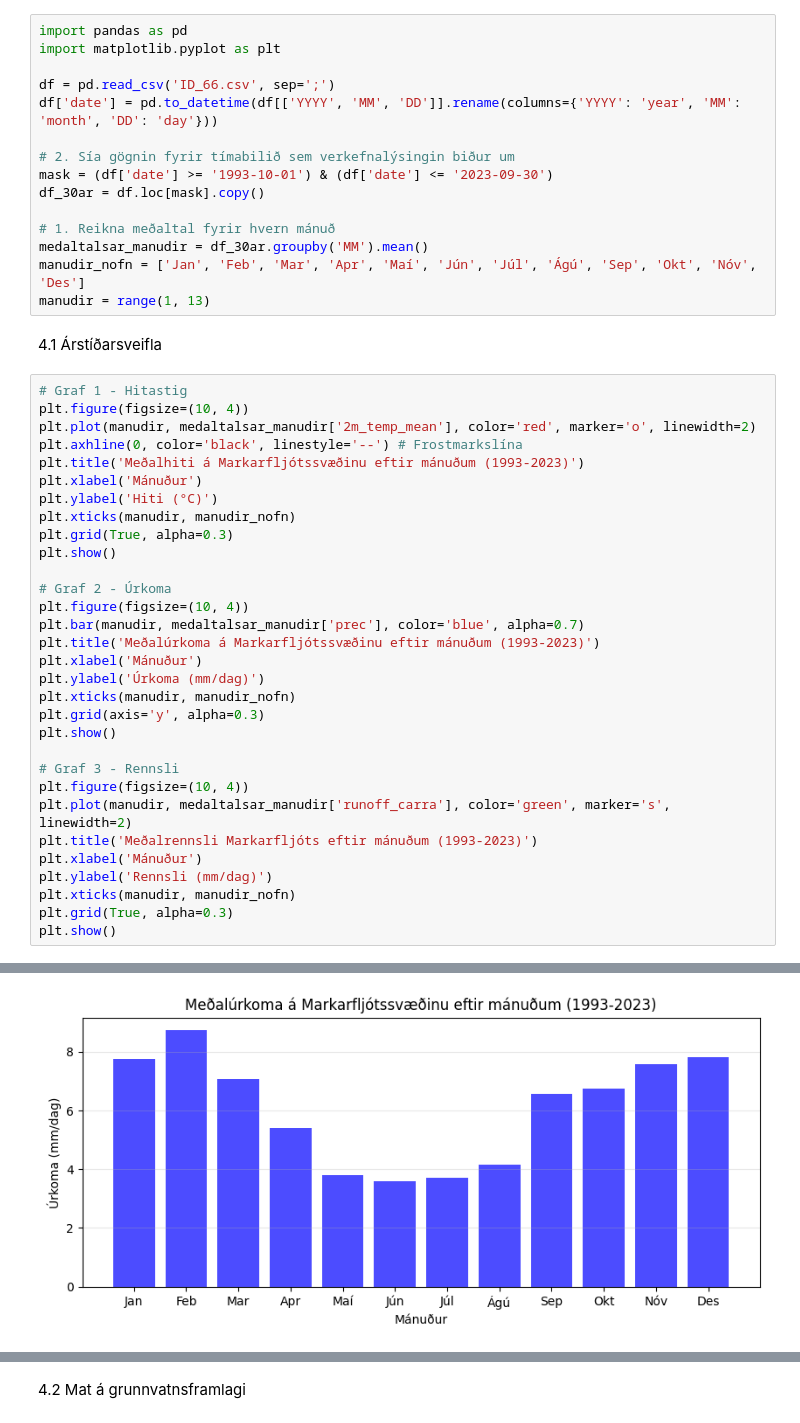
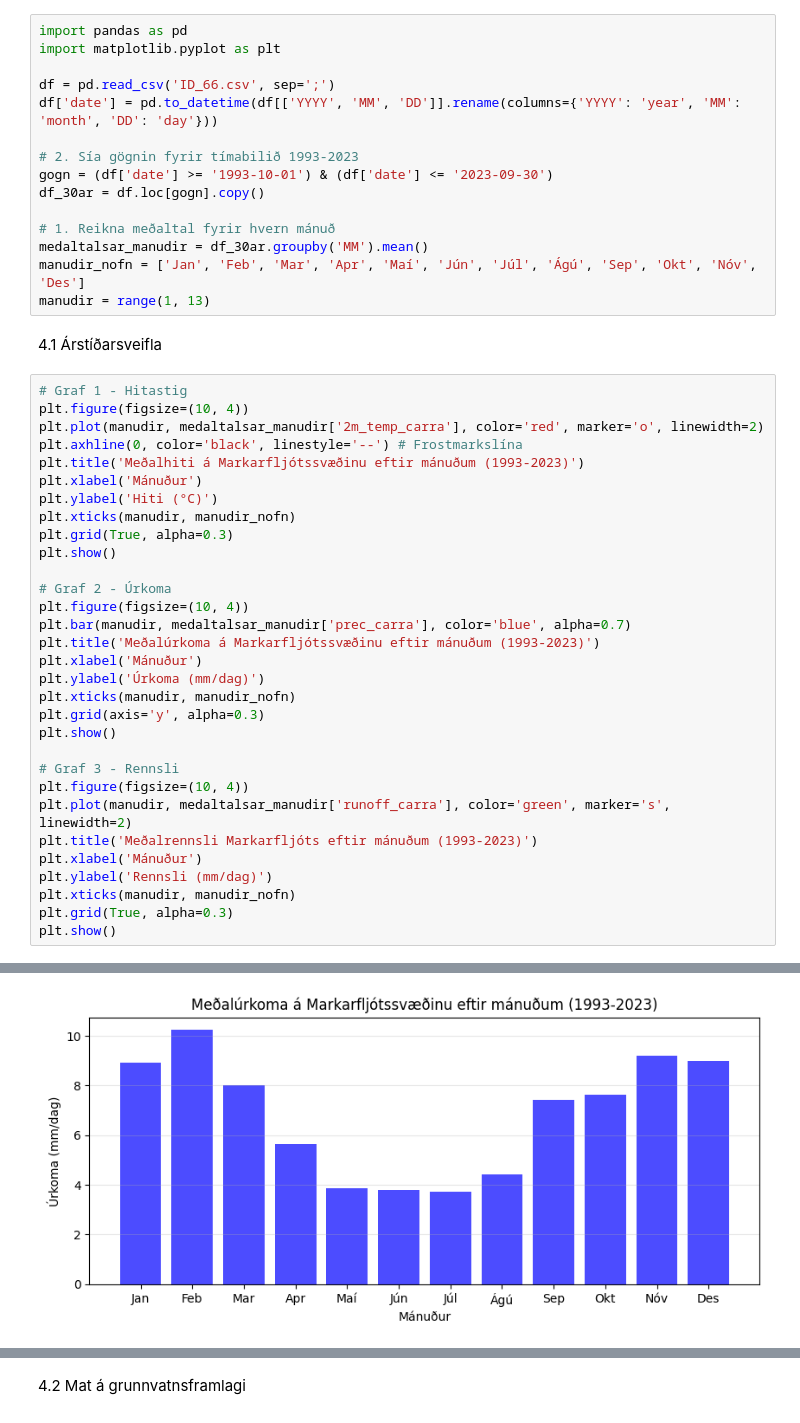
Before and after one commit to luciasoley/Lokaverkefni, a Jupyter notebook: greining.ipynb, the cells around one changed output, grey strips where cells are left out. Cells and saved outputs as stored; diff of their text form.

```diff
--- a/greining.ipynb
+++ b/greining.ipynb
@@ -5,9 +5,9 @@ import matplotlib.pyplot as plt
 df = pd.read_csv('ID_66.csv', sep=';')
 df['date'] = pd.to_datetime(df[['YYYY', 'MM', 'DD']].rename(columns={'YYYY': 'year', 'MM': 'month', 'DD': 'day'}))
 
-# 2. Sía gögnin fyrir tímabilið sem verkefnalýsingin biður um
-mask = (df['date'] >= '1993-10-01') & (df['date'] <= '2023-09-30')
-df_30ar = df.loc[mask].copy()
+# 2. Sía gögnin fyrir tímabilið 1993-2023
+gogn = (df['date'] >= '1993-10-01') & (df['date'] <= '2023-09-30')
+df_30ar = df.loc[gogn].copy()
 
 # 1. Reikna meðaltal fyrir hvern mánuð
 medaltalsar_manudir = df_30ar.groupby('MM').mean()
@@ -18,7 +18,7 @@ manudir = range(1, 13)
 # %%
 # Graf 1 - Hitastig
 plt.figure(figsize=(10, 4))
-plt.plot(manudir, medaltalsar_manudir['2m_temp_mean'], color='red', marker='o', linewidth=2)
+plt.plot(manudir, medaltalsar_manudir['2m_temp_carra'], color='red', marker='o', linewidth=2)
 plt.axhline(0, color='black', linestyle='--') # Frostmarkslína
 plt.title('Meðalhiti á Markarfljótssvæðinu eftir mánuðum (1993-2023)')
 plt.xlabel('Mánuður')
@@ -29,7 +29,7 @@ plt.show()
 
 # Graf 2 - Úrkoma
 plt.figure(figsize=(10, 4))
-plt.bar(manudir, medaltalsar_manudir['prec'], color='blue', alpha=0.7)
+plt.bar(manudir, medaltalsar_manudir['prec_carra'], color='blue', alpha=0.7)
 plt.title('Meðalúrkoma á Markarfljótssvæðinu eftir mánuðum (1993-2023)')
 plt.xlabel('Mánuður')
 plt.ylabel('Úrkoma (mm/dag)')
@@ -51,4 +51,4 @@ plt.show()
-[figure, old version]
+[figure, new version]
 [figure]
 # %% [markdown]
 4.2 Mat á grunnvatnsframlagi
```
Also changed, not shown: parts of 5 cells of this notebook.
